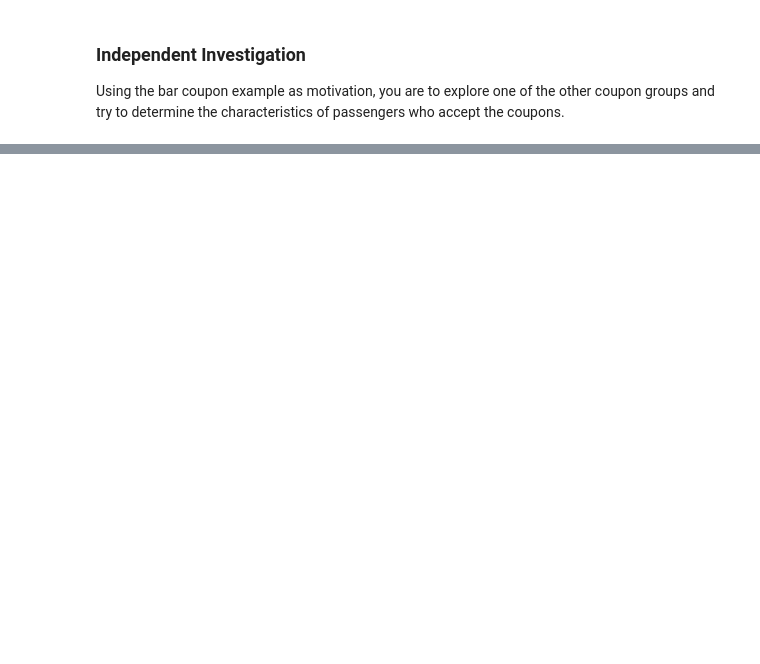
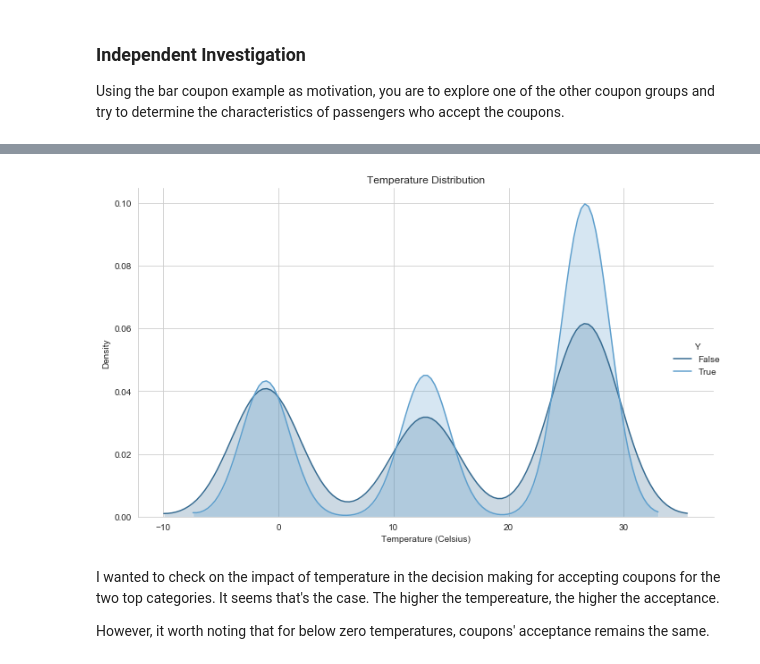
Before and after one commit to rubendario117/AI-ML, a Jupyter notebook: assignment_5_1_starter/prompt.ipynb, the cells around one changed output, grey strips where cells are left out. Cells and saved outputs as stored; diff of their text form; code cells hidden in the pictures; blank space fills up the shorter version.

```diff
--- a/assignment_5_1_starter/prompt.ipynb
+++ b/assignment_5_1_starter/prompt.ipynb
@@ -551,0 +599,16 @@ plt.show()
+# %%
+data_A = data.query('coupon == "Carry out & Take away" or coupon == "Restaurant(<20)"')
+
+g = sns.FacetGrid(data_A, hue='Y', height=6, aspect=1.5, palette="Blues_d")
+g.map(sns.kdeplot, "temperature_C", shade=True)
+g.add_legend()
+plt.title("Temperature Distribution")
+plt.xlabel("Temperature (Celsius)")
+plt.ylabel("Density")
+plt.show()
+# %% [output]
+[figure, added]
+# %% [markdown]
+I wanted to check on the impact of temperature in the decision making for accepting coupons for the two top categories. It seems that's the case. The higher the tempereature, the higher the acceptance.
+
+However, it worth noting that for below zero temperatures, coupons' acceptance remains the same.
```
Also changed, not shown: parts of 14 cells of this notebook.
